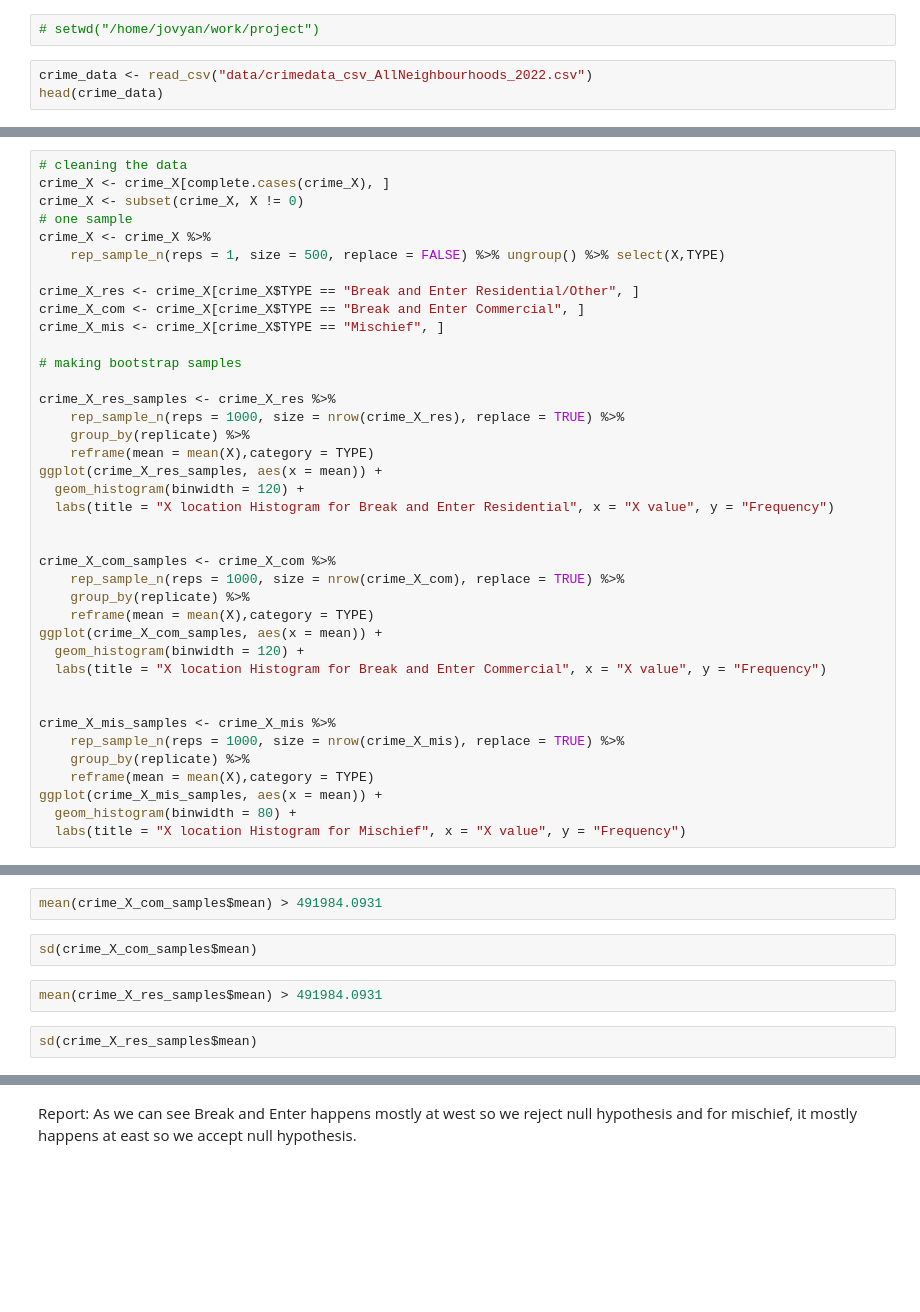
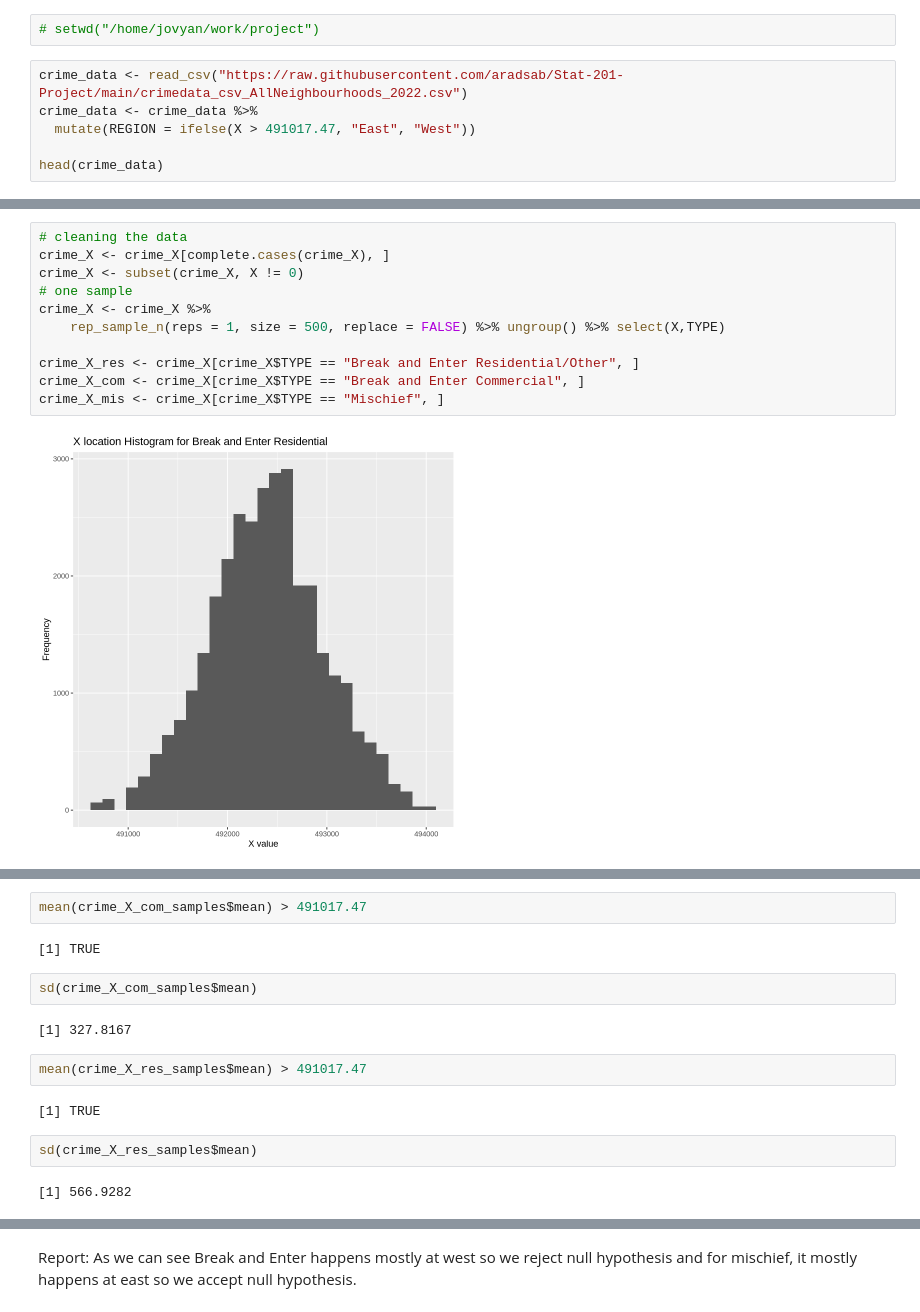
Before and after one commit to aradsab/Stat-201-Project, a Jupyter notebook: project.ipynb, the cells around one changed output, grey strips where cells are left out. Cells and saved outputs as stored; diff of their text form; blank space fills up the shorter version.

```diff
--- a/project.ipynb
+++ b/project.ipynb
@@ -38,5 +48,8 @@ The standard deviation will be a secondary parameter of interest. We'll calculat
 # %%
 # setwd("/home/jovyan/work/project")
 # %%
-crime_data <- read_csv("data/crimedata_csv_AllNeighbourhoods_2022.csv")
+crime_data <- read_csv("https://raw.githubusercontent.com/aradsab/Stat-201-Project/main/crimedata_csv_AllNeighbourhoods_2022.csv")
+crime_data <- crime_data %>%
+  mutate(REGION = ifelse(X > 491017.47, "East", "West"))
+
 head(crime_data)
@@ -45,39 +97,13 @@ crime_X <- crime_data[c("X","TYPE")]
 # %%
 # cleaning the data
 crime_X <- crime_X[complete.cases(crime_X), ]
 crime_X <- subset(crime_X, X != 0)
 # one sample
 crime_X <- crime_X %>%
     rep_sample_n(reps = 1, size = 500, replace = FALSE) %>% ungroup() %>% select(X,TYPE)
 
 crime_X_res <- crime_X[crime_X$TYPE == "Break and Enter Residential/Other", ]
 crime_X_com <- crime_X[crime_X$TYPE == "Break and Enter Commercial", ]
 crime_X_mis <- crime_X[crime_X$TYPE == "Mischief", ]
-
-# making bootstrap samples
-
-crime_X_res_samples <- crime_X_res %>%
-    rep_sample_n(reps = 1000, size = nrow(crime_X_res), replace = TRUE) %>%
-    group_by(replicate) %>%
-    reframe(mean = mean(X),category = TYPE)
-ggplot(crime_X_res_samples, aes(x = mean)) +
-  geom_histogram(binwidth = 120) +
-  labs(title = "X location Histogram for Break and Enter Residential", x = "X value", y = "Frequency")
-
-
-crime_X_com_samples <- crime_X_com %>%
-    rep_sample_n(reps = 1000, size = nrow(crime_X_com), replace = TRUE) %>%
-    group_by(replicate) %>%
-    reframe(mean = mean(X),category = TYPE)
-ggplot(crime_X_com_samples, aes(x = mean)) +
-  geom_histogram(binwidth = 120) +
-  labs(title = "X location Histogram for Break and Enter Commercial", x = "X value", y = "Frequency")
-
-
-crime_X_mis_samples <- crime_X_mis %>%
-    rep_sample_n(reps = 1000, size = nrow(crime_X_mis), replace = TRUE) %>%
-    group_by(replicate) %>%
-    reframe(mean = mean(X),category = TYPE)
-ggplot(crime_X_mis_samples, aes(x = mean)) +
-  geom_histogram(binwidth = 80) +
-  labs(title = "X location Histogram for Mischief", x = "X value", y = "Frequency")
+# %% [output]
+[figure, added]
@@ -84,9 +112,17 @@ ggplot(crime_X_mis_samples, aes(x = mean)) +
 # %%
-mean(crime_X_com_samples$mean) > 491984.0931
+mean(crime_X_com_samples$mean) > 491017.47
+# %% [output]
+[1] TRUE
 # %%
 sd(crime_X_com_samples$mean)
+# %% [output]
+[1] 327.8167
 # %%
-mean(crime_X_res_samples$mean) > 491984.0931
+mean(crime_X_res_samples$mean) > 491017.47
+# %% [output]
+[1] TRUE
 # %%
 sd(crime_X_res_samples$mean)
+# %% [output]
+[1] 566.9282
 # %%
```
Also changed, not shown: parts of 8 cells of this notebook.
